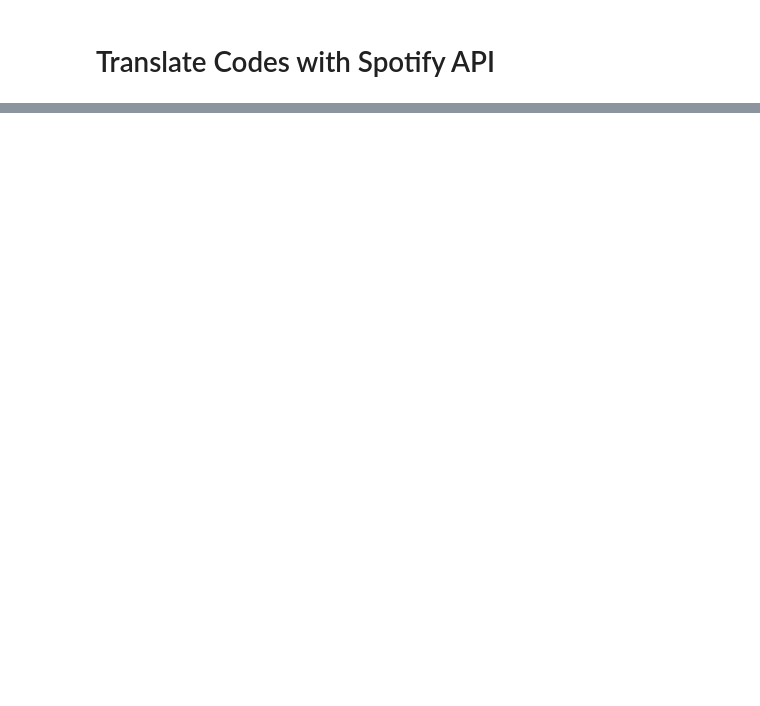
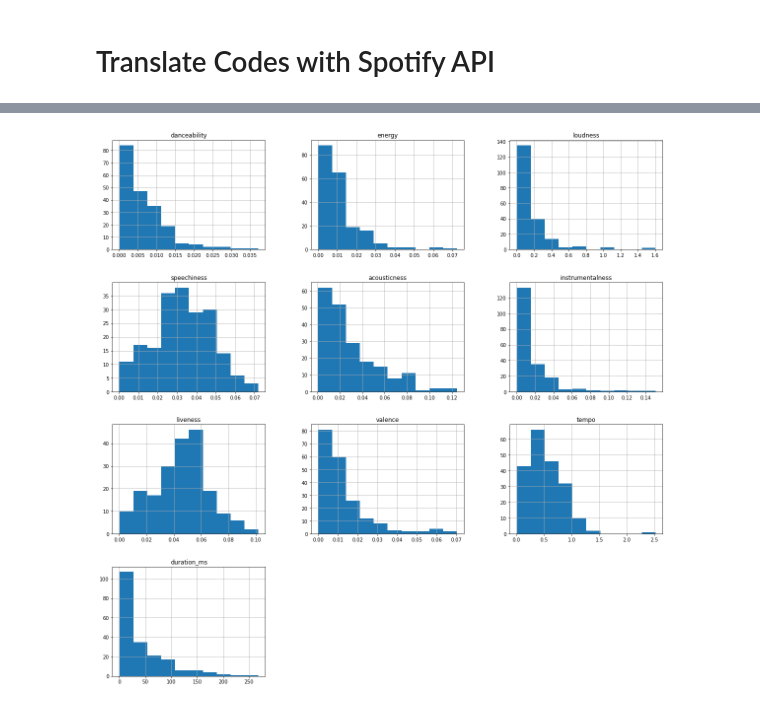
Before and after one commit to shonepatil/GNN-Spotify-Recommender-Project, a Jupyter notebook: ben_rec.ipynb, the cells around one changed output, grey strips where cells are left out. Saved outputs shown, nothing was run; the diff lists cells and outputs as text; code cells hidden in the pictures; blank space fills up the shorter version.

Commit message:
eda metrics and recommender src

```diff
--- a/ben_rec.ipynb
+++ b/ben_rec.ipynb
@@ -384,0 +451,10 @@ Note: We kept repeats because a song that is recommended as the best more than o
+# %%
+std_scaler = StandardScaler()
+one_hot = OneHotEncoder()
+# %%
+edafeats = pd.read_csv('~/teams/DSC180A_FA21_A00/a13group1/songset_features_170k')
+edafeats = edafeats.drop(columns=['Unnamed: 0', 'type', 'track_href', 'analysis_url'])
+
+edafeats['loudness'] = std_scaler.fit_transform(edafeats[['loudness']])
+edafeats['tempo'] = std_scaler.fit_transform(edafeats[['tempo']])
+edafeats['duration_ms'] = std_scaler.fit_transform(edafeats[['duration_ms']])
@@ -384,0 +505,14 @@ Note: We kept repeats because a song that is recommended as the best more than o
+# %%
+%%time
+# Get original playlists and recommendations for them.
+# Saving sample of playlists
+original_playlists = []
+generated_playlists = []
+for i in range(200):
+    samp = get_random_playlist()
+    item, original_tracks, seeds = get_playlist_info(samp)
+    uri_recs = recommend(seeds, dgl_G, z, pred, neigh, feat_data)
+    uri_recs = pd.Series(uri_recs).unique()
+
+    original_playlists.append(seeds)
+    generated_playlists.append(uri_recs)
@@ -384,0 +537,12 @@ Note: We kept repeats because a song that is recommended as the best more than o
+# %%
+%%time
+# Will get the variances from originals and generated.
+# Saves the differences between the variances for each playlist/generated playlist
+size = len(original_playlists)
+differences = {'danceability': [], 'energy': [], 'loudness': [], 'speechiness': [], 'acousticness': [], 'instrumentalness': [], 'liveness': [], 'valence': [], 'tempo': [], 'duration_ms': [],'key': [], 'mode': [], 'time_signature': []}
+for i in range(size):
+    feat_vars_og, feat_avgs_og, feat_difs_og, feat_ranges_og = get_distribution(edafeats, original_playlists[i])
+    feat_vars_gen, feat_avgs_gen, feat_difs_gen, feat_ranges_gen = get_distribution(edafeats, generated_playlists[i])
+
+    for each in differences.keys():
+        differences[each].append(np.abs(feat_vars_og[each] - feat_vars_gen[each]))
@@ -384,0 +573,6 @@ Note: We kept repeats because a song that is recommended as the best more than o
+# %%
+# Plots the differences for each feature
+pd.DataFrame(differences)[['danceability', 'energy', 'loudness', 'speechiness', 'acousticness', 'instrumentalness', 'liveness', 'valence', 'tempo', 'duration_ms']].hist(figsize=(20,20))
+plt.savefig('var_differences.jpg')
+# %% [output]
+[figure, added]
```
Also changed, not shown: parts of 35 cells of this notebook, 3 other files.
